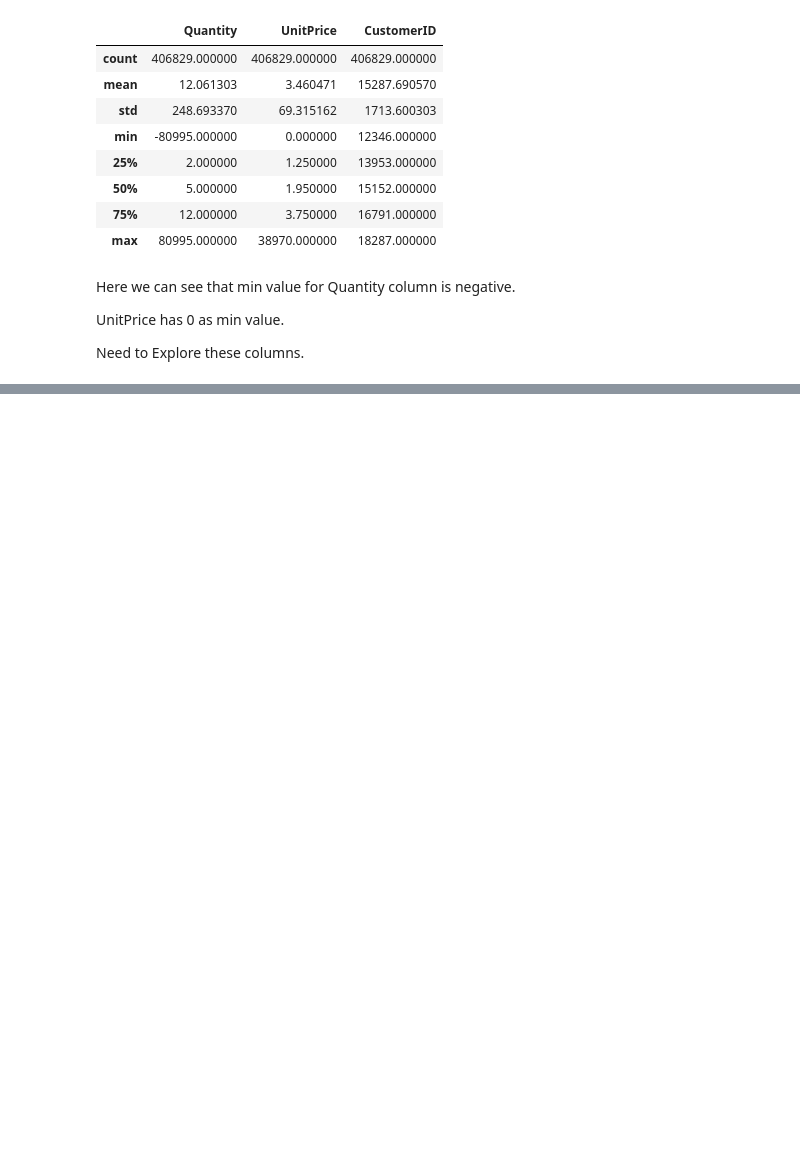
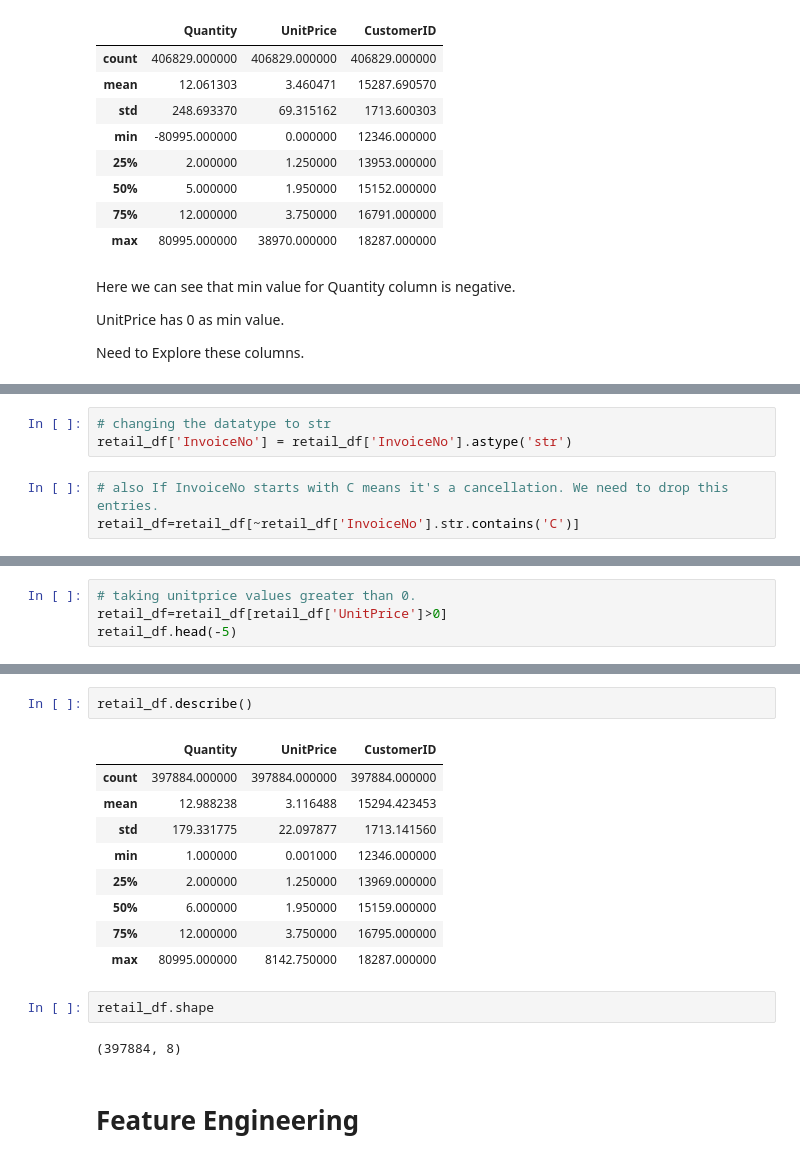
Before and after one commit to sidds4474/Online-Retail-Customer-Segmentation---ML, a Jupyter notebook: Online_Retail_Customer_Segmentation_Capstone_Project.ipynb, the cells around one changed output, grey strips where cells are left out. Drawn from its saved outputs; the diff is of its cells as text; blank space fills up the shorter version.

Commit message:
feature engineering implemented

```diff
--- a/Online_Retail_Customer_Segmentation_Capstone_Project.ipynb
+++ b/Online_Retail_Customer_Segmentation_Capstone_Project.ipynb
@@ -159,0 +174,6 @@ retail_df[retail_df['Quantity']<0]
+# %%
+# changing the datatype to str
+retail_df['InvoiceNo'] = retail_df['InvoiceNo'].astype('str')
+# %%
+# also If InvoiceNo starts with C means it's a cancellation. We need to drop this entries.
+retail_df=retail_df[~retail_df['InvoiceNo'].str.contains('C')]
@@ -159,0 +187,4 @@ retail_df[retail_df['Quantity']<0]
+# %%
+# taking unitprice values greater than 0.
+retail_df=retail_df[retail_df['UnitPrice']>0]
+retail_df.head(-5)
@@ -159,0 +205,18 @@ retail_df[retail_df['Quantity']<0]
+# %%
+retail_df.describe()
+# %% [output]
+|  | Quantity | UnitPrice | CustomerID |
+| count | 397884.000000 | 397884.000000 | 397884.000000 |
+| mean | 12.988238 | 3.116488 | 15294.423453 |
+| std | 179.331775 | 22.097877 | 1713.141560 |
+| min | 1.000000 | 0.001000 | 12346.000000 |
+| 25% | 2.000000 | 1.250000 | 13969.000000 |
+| 50% | 6.000000 | 1.950000 | 15159.000000 |
+| 75% | 12.000000 | 3.750000 | 16795.000000 |
+| max | 80995.000000 | 8142.750000 | 18287.000000 |
+# %%
+retail_df.shape
+# %% [output]
+(397884, 8)
+# %% [markdown]
+# **Feature Engineering**
```
Also changed, not shown: parts of 12 cells of this notebook.
